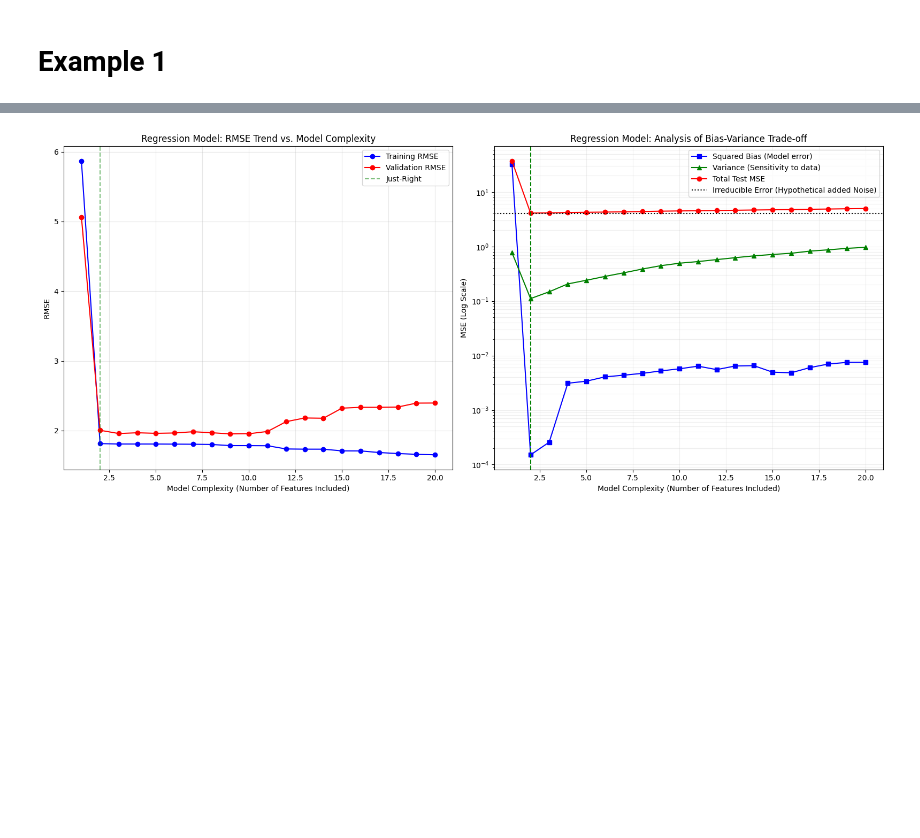
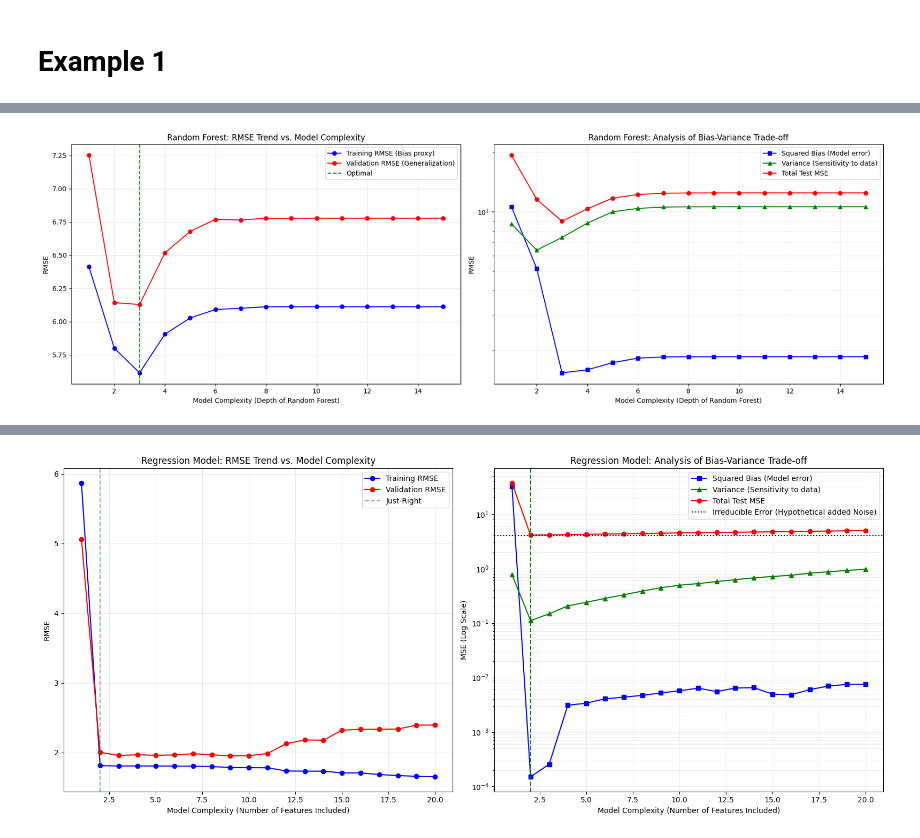
Before and after one commit to choojun/ml, a Jupyter notebook: P01b Underfitting and overfitting.ipynb, the cells around one changed output, grey strips where cells are left out. Saved outputs shown, nothing was run; the diff lists cells and outputs as text; code cells hidden in the pictures; blank space fills up the shorter version.

```diff
--- a/P01b Underfitting and overfitting.ipynb
+++ b/P01b Underfitting and overfitting.ipynb
@@ -68,0 +70,93 @@ plt.show()
+# %%
+import numpy as np
+import matplotlib.pyplot as plt
+from sklearn.model_selection import train_test_split
+from sklearn.metrics import mean_squared_error
+from sklearn.ensemble import RandomForestRegressor
+
+seedno = 1
+
+# Generate synthetic data based on a cubic relationship
+def generate_cubic_data(n=100, sig=5.0, seed=seedno):
+    np.random.seed(seed)
+    u = np.sort(np.random.rand(n))
+    y_true = 10 - 140*u + 400*u**2 - 250*u**3
+    y_noisy = y_true + np.random.normal(0, sig, n)
+    # Reshape u to be 2D
+    return u.reshape(-1, 1), y_noisy, y_true
+
+n_samples = 100
+x_all, y_all, y_true_all = generate_cubic_data(n=n_samples)
+x_train, x_val, y_train, y_val = \
+    train_test_split(x_all, y_all, test_size=0.3, random_state=seedno)
+
+# Examine various complexities (depth of RF model: 1 to 15)
+max_depth = 15
+degrees = np.arange(1, max_depth + 1)
+train_rmse_list, val_rmse_list = [], []
+
+# Simulation setup for Bias-Variance Decomposition
+n_trials = 10
+# Reshape test_x to be 2D
+test_x = np.linspace(0, 1, 50).reshape(-1, 1)
+# Flatten test_x for cubic function
+test_y_true = 10 - 140*test_x.flatten() + 400*test_x.flatten()**2 \
+    - 250*test_x.flatten()**3
+all_preds = np.zeros((max_depth, n_trials, len(test_x)))
+
+for trial in range(n_trials):
+    # New sample for each trial to estimate variance
+    x_t, y_t, _ = generate_cubic_data(n=30, seed=trial)
+    for d_idx, deg in enumerate(degrees):
+        model = RandomForestRegressor(n_estimators=100, \
+                                      max_depth=deg, random_state=seedno)
+        model.fit(x_t, y_t)
+
+        # Calculate RMSE (interpretable in "y" units)
+        train_rmse = np.sqrt(mean_squared_error \
+                        (y_train, model.predict(x_train)))
+        val_rmse = np.sqrt(mean_squared_error \
+                        (y_val, model.predict(x_val)))
+
+        all_preds[d_idx, trial, :] = model.predict(test_x)
+        if trial == 0: # Collect RMSE for the primary plot
+            train_rmse_list.append(train_rmse)
+            val_rmse_list.append(val_rmse)
+
+# Calculate Bias and Variance
+expected_pred = np.mean(all_preds, axis=1)
+sq_bias = np.mean((expected_pred - test_y_true)**2, axis=1)
+variance = np.mean(np.var(all_preds, axis=1), axis=1)
+
+# Visualization
+plt.figure(figsize=(18, 6))
+
+# Plot 1: RMSE Trend
+plt.subplot(1, 2, 1)
+plt.plot(degrees, train_rmse_list[:max_depth], 'b-o', \
+         label='Training RMSE (Bias proxy)')
+plt.plot(degrees, val_rmse_list[:max_depth], 'r-o', \
+         label='Validation RMSE (Generalization)')
+plt.axvline(x=3, color='g', linestyle='--', label='Optimal')
+plt.title('Random Forest: RMSE Trend vs. Model Complexity')
+plt.xlabel('Model Complexity (Depth of Random Forest)')
+plt.ylabel('RMSE')
+plt.legend()
+plt.grid(True, alpha=0.3)
+
+# Plot 2: Bias-Variance Trade-off
+plt.subplot(1, 2, 2)
+plt.plot(degrees, sq_bias, 'b-s', label='Squared Bias (Model error)')
+plt.plot(degrees, variance, 'g-^', label='Variance (Sensitivity to data)')
+plt.plot(degrees, sq_bias + variance, 'r-o', label='Total Test MSE')
+plt.yscale('log')
+plt.title('Random Forest: Analysis of Bias-Variance Trade-off')
+plt.xlabel('Model Complexity (Depth of Random Forest)')
+plt.ylabel('RMSE')
+plt.legend()
+plt.grid(True, which="both", ls="-", alpha=0.2)
+
+plt.tight_layout()
+plt.show()
+# %% [output]
+[figure, added]
```
Also changed, not shown: parts of 8 cells of this notebook.
